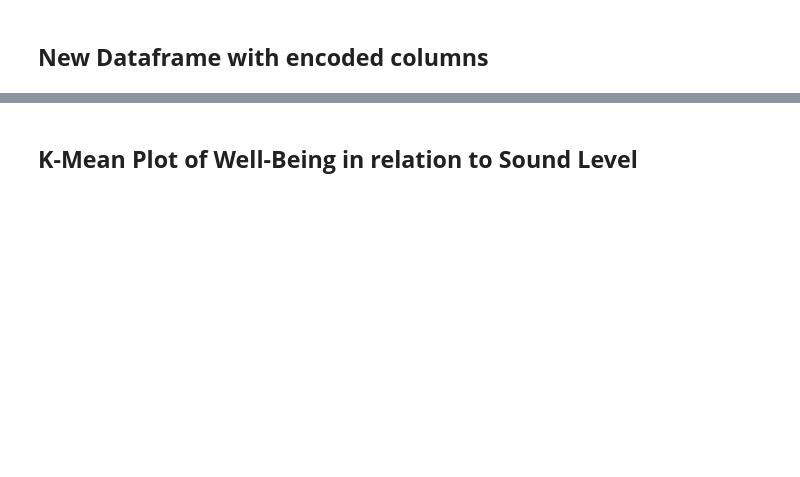
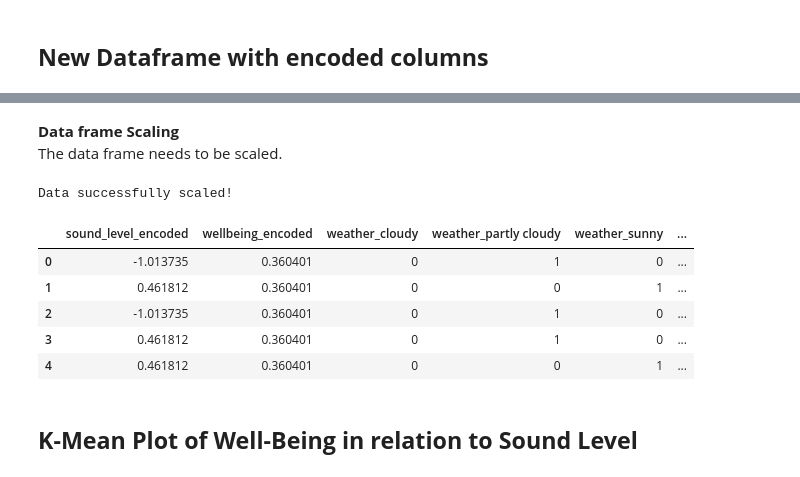
Before and after one commit to deira-v/MachineLearningwPython, a Jupyter notebook: CampusDataProject.ipynb, the cells around one changed output, grey strips where cells are left out. Drawn from its saved outputs; the diff is of its cells as text; code cells hidden in the pictures; blank space fills up the shorter version.

```diff
--- a/CampusDataProject.ipynb
+++ b/CampusDataProject.ipynb
@@ -302,3 +255,36 @@ wellbeing_encoded
+# %% [markdown]
+**Data frame Scaling**
+The data frame needs to be scaled.
+# %%
+#Scaling of the dataFrame
+from sklearn.preprocessing import StandardScaler
+
+# Identify ordinal columns
+ordinal_columns = [
+    'sound_level_encoded',
+    'wellbeing_encoded'
+]
+
+# Standardise ordinal variables
+scaler = StandardScaler()
+
+df_scaled = df_encoded.copy()
+
+df_scaled[ordinal_columns] = scaler.fit_transform(
+    df_scaled[ordinal_columns]
+)
+
+print("Data successfully scaled!")
+
+display(df_scaled.head())
+# %% [output]
+Data successfully scaled!
+|  | sound_level_encoded | wellbeing_encoded | weather_cloudy | weather_partly cloudy | weather_sunny | ... |
+| 0 | -1.013735 | 0.360401 | 0 | 1 | 0 | ... |
+| 1 | 0.461812 | 0.360401 | 0 | 0 | 1 | ... |
+| 2 | -1.013735 | 0.360401 | 0 | 1 | 0 | ... |
+| 3 | 0.461812 | 0.360401 | 0 | 1 | 0 | ... |
+| 4 | 0.461812 | 0.360401 | 0 | 0 | 1 | ... |
 # %% [markdown]
 ## **K-Mean Plot of Well-Being in relation to Sound Level**
 # %%
```
Also changed, not shown: parts of 21 cells of this notebook.
